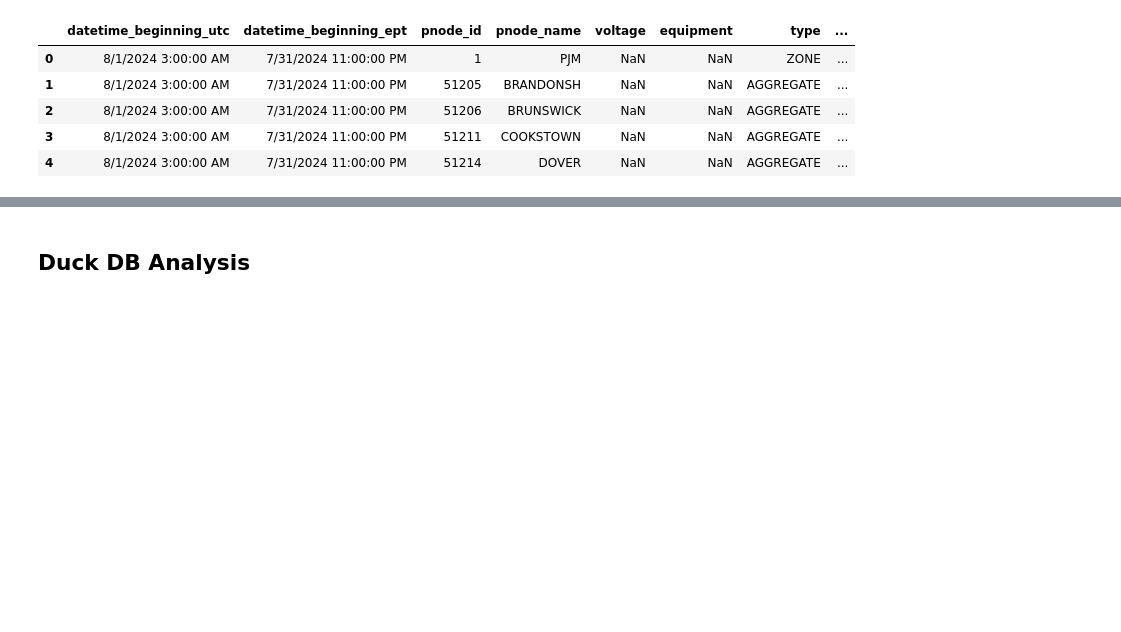
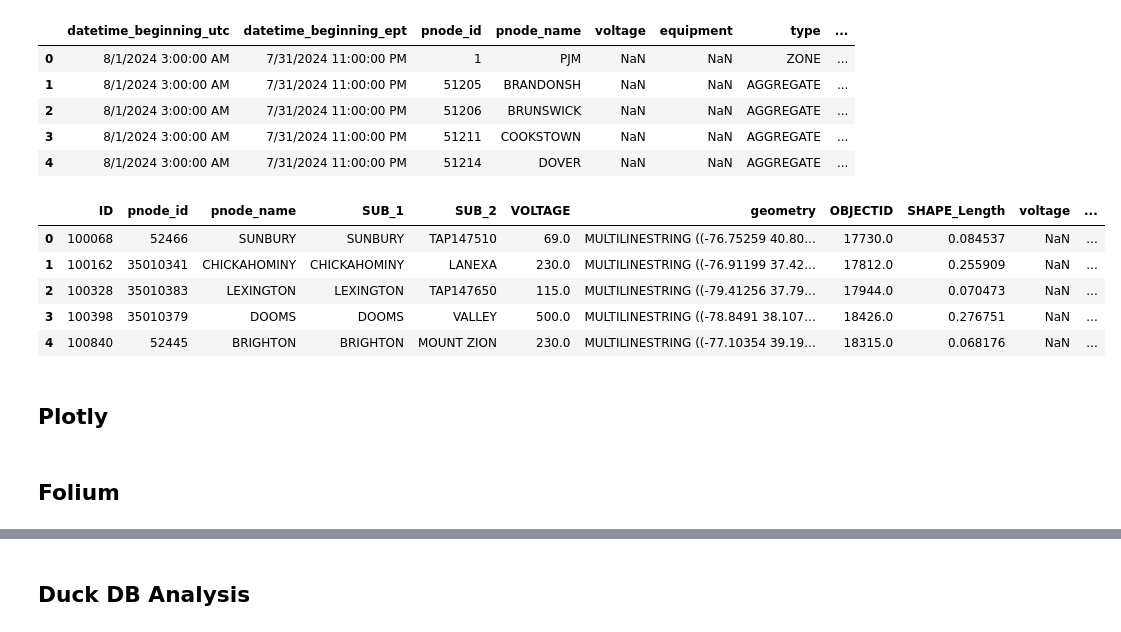
Before and after one commit to cccdenhart/transmission-capacity, a Jupyter notebook: explore.ipynb, the cells around one changed output, grey strips where cells are left out. Cells and saved outputs as stored; diff of their text form; code cells hidden in the pictures; blank space fills up the shorter version.

```diff
--- a/explore.ipynb
+++ b/explore.ipynb
@@ -14,7 +16,7 @@ True
 import os
 
 px.set_mapbox_access_token(os.getenv("MAPBOX_KEY"))
-transmission_fp = "/Users/cd/projects/sfc/data/pjm_transmission.geojson"
+transmission_fp = "data/pjm_transmission.geojson"
 with open(transmission_fp) as f:
     gj = json.load(f)
 
@@ -32,7 +34,7 @@ geo_df.head()
 | 3 | MULTILINESTRING ((-89.93728 30.00... | 4 | 140811 | AC; OVERHEAD | IN SERVICE | 221121 | ELECTRIC BULK POWER TRANSMISSION ... | IMAGERY, OpenStreetMap | 2014-06-20T00:00:00Z | ... |
 | 4 | MULTILINESTRING ((-90.56609 41.61... | 5 | 140813 | AC; OVERHEAD | IN SERVICE | 221121 | ELECTRIC BULK POWER TRANSMISSION ... | IMAGERY, EIA 860 | 2016-10-04T00:00:00Z | ... |
 # %%
-cost_fp = "/Users/cd/projects/sfc/data/pjm_july_lmp.csv"
+cost_fp = "data/pjm_july_lmp.csv"
 cost_df = pd.read_csv(cost_fp)
 # %%
 cost_df.head()
@@ -53,5 +55,16 @@ avg_geo_cost_df = geo_cost_df.groupby(["ID", "pnode_id", "pnode_name", "SUB_1",
 avg_geo_cost_df = avg_geo_cost_df.reset_index()
 # %%
 avg_geo_cost_df["lats"] = avg_geo_cost_df["geometry"].apply()
+# %%
+avg_geo_cost_df.head()
+# %% [output]
+|  | ID | pnode_id | pnode_name | SUB_1 | SUB_2 | VOLTAGE | geometry | OBJECTID | SHAPE_Length | voltage | ... |
+| 0 | 100068 | 52466 | SUNBURY | SUNBURY | TAP147510 | 69.0 | MULTILINESTRING ((-76.75259 40.80... | 17730.0 | 0.084537 | NaN | ... |
+| 1 | 100162 | 35010341 | CHICKAHOMINY | CHICKAHOMINY | LANEXA | 230.0 | MULTILINESTRING ((-76.91199 37.42... | 17812.0 | 0.255909 | NaN | ... |
+| 2 | 100328 | 35010383 | LEXINGTON | LEXINGTON | TAP147650 | 115.0 | MULTILINESTRING ((-79.41256 37.79... | 17944.0 | 0.070473 | NaN | ... |
+| 3 | 100398 | 35010379 | DOOMS | DOOMS | VALLEY | 500.0 | MULTILINESTRING ((-78.8491 38.107... | 18426.0 | 0.276751 | NaN | ... |
+| 4 | 100840 | 52445 | BRIGHTON | BRIGHTON | MOUNT ZION | 230.0 | MULTILINESTRING ((-77.10354 39.19... | 18315.0 | 0.068176 | NaN | ... |
+# %% [markdown]
+## Plotly
 # %%
 lats = []
@@ -82,0 +95,2 @@ fig.show()
+# %% [markdown]
+## Folium
```
Also changed, not shown: parts of 8 cells of this notebook, 3 other files.
